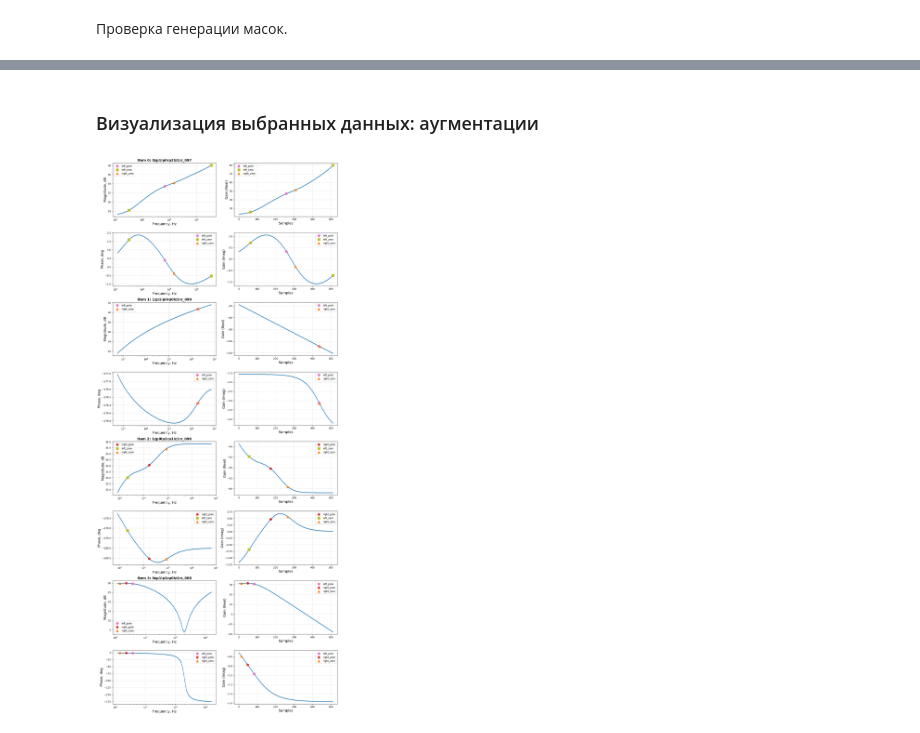
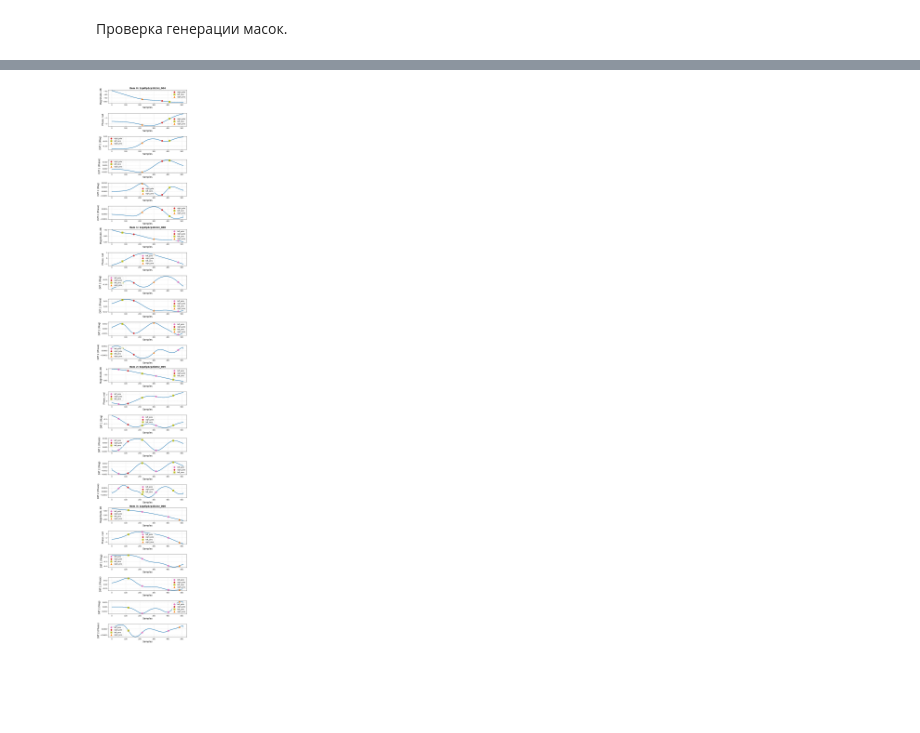
Before and after one commit to romangorbunov91/zeros-poles-masks, a Jupyter notebook: debug_nb.ipynb, the cells around one changed output, grey strips where cells are left out. Drawn from its saved outputs; the diff is of its cells as text; code cells hidden in the pictures; blank space fills up the shorter version.

```diff
--- a/debug_nb.ipynb
+++ b/debug_nb.ipynb
@@ -264,26 +226,9 @@ plot_frequency_responses(
-# %% [markdown]
-### Визуализация выбранных данных: аугментации
-# %%
-custom_transforms = TransformsConfig(
-    #crop_ratio=[1.0, 1.0],
-    time_delay=[0.0, 1e-9],
-    noise_level=[5e-3, 30e-3],
-    noise_reduce=3,
-    gain=[-1e3, 1e3]
-)
-
-dataset = ZerosPolesDataset(
-    dataset_dir = dataset_dir,
-    split = configer['split'],
-    samples=samples,
-    #transforms=custom_transforms
-)
-
-plot_frequency_responses(
-    dataset_to_plot=dataset,
-    samples_list=samples,
-    N_plot_samples=4,
-    plot_config=PLOT_CONFIG,
-    save_path=Path('./readme_img/augmented_dataset_samples.png'))
-# %% [output]
-[figure, removed]
+# %%
+plot_responses(
+    dataset_to_plot=dataset_conversion_only,
+    samples_list=samples,
+    N_plot_samples=N_samples,
+    plot_config=PLOT_CONFIG,
+    save_path=None)
+# %% [output]
+[figure, added]
```
Also changed, not shown: parts of 18 cells of this notebook, 1 other file.
